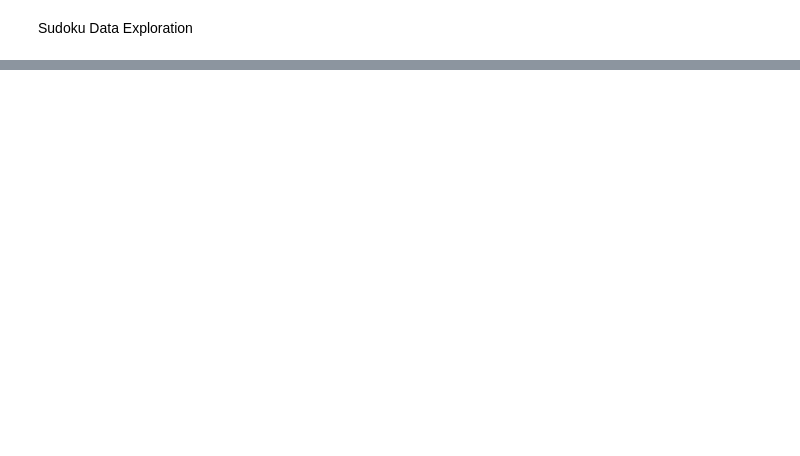
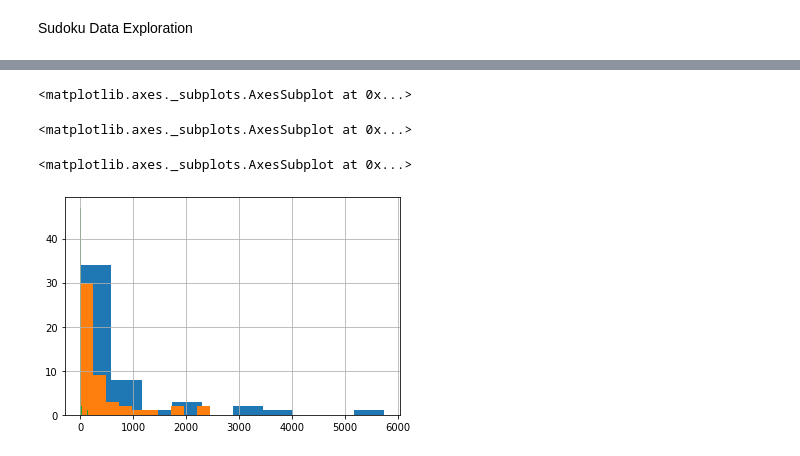
Before and after one commit to evan-freeman/games, a Jupyter notebook: sudoku/Sudoku Data Exploration.ipynb, the cells around one changed output, grey strips where cells are left out. Cells and saved outputs as stored; diff of their text form; code cells hidden in the pictures; blank space fills up the shorter version.

```diff
--- a/sudoku/Sudoku Data Exploration.ipynb
+++ b/sudoku/Sudoku Data Exploration.ipynb
@@ -124,3 +7,3 @@ sudoku_df
 # %%
-filepath = r'D:/code/github/games/sudoku/'
-sudoku_df.to_csv(f'{filepath}hardproblemset1.csv',index=False, header =1)
+filepath = r'D:/code/github/games/sudoku/benchmarks/'
+minclue_df = pd.read_csv(f'{filepath}minclue_results_50.csv')
@@ -126,0 +44,8 @@ sudoku_df.to_csv(f'{filepath}hardproblemset1.csv',index=False, header =1)
+# %%
+for column in ['bf_time', 'lbf_time', 'solve_time']:
+    display(minclue_df[f'{column}'].hist(bins=10))
+# %% [output]
+<matplotlib.axes._subplots.AxesSubplot at 0x...>
+<matplotlib.axes._subplots.AxesSubplot at 0x...>
+<matplotlib.axes._subplots.AxesSubplot at 0x...>
+[figure, added]
```
Also changed, not shown: parts of 8 cells of this notebook, 9 other files.
